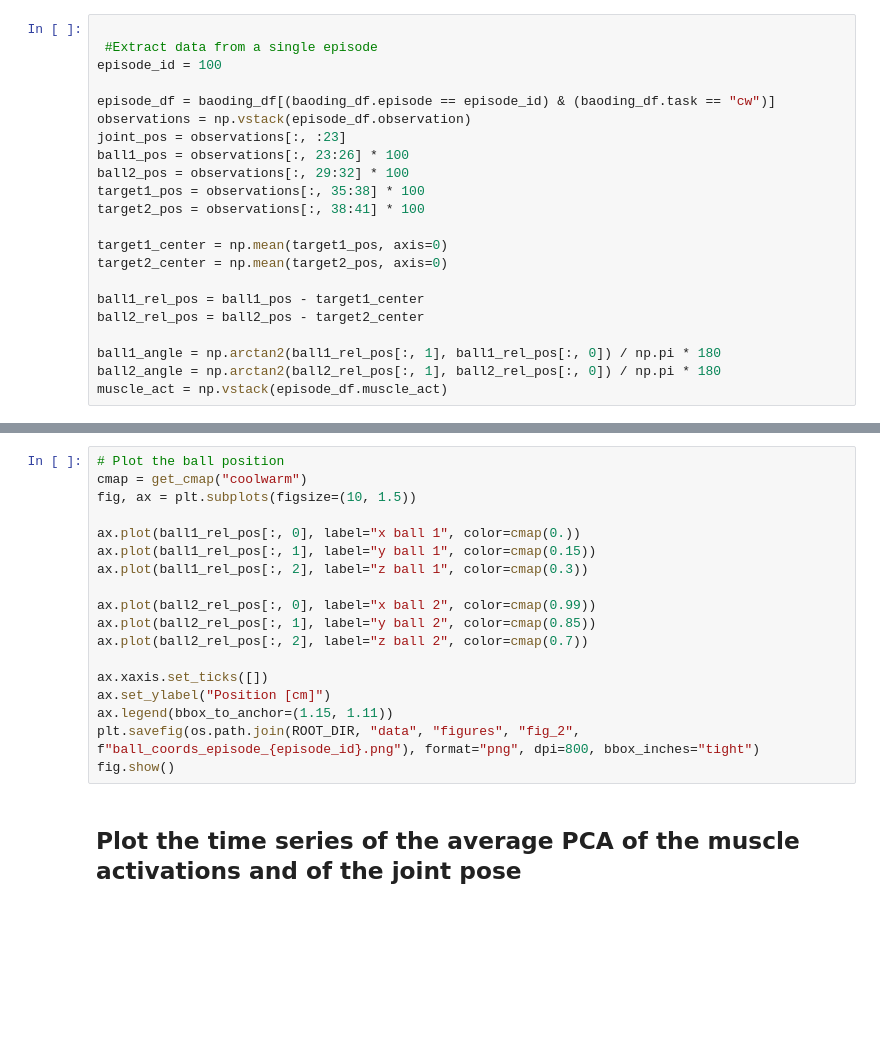
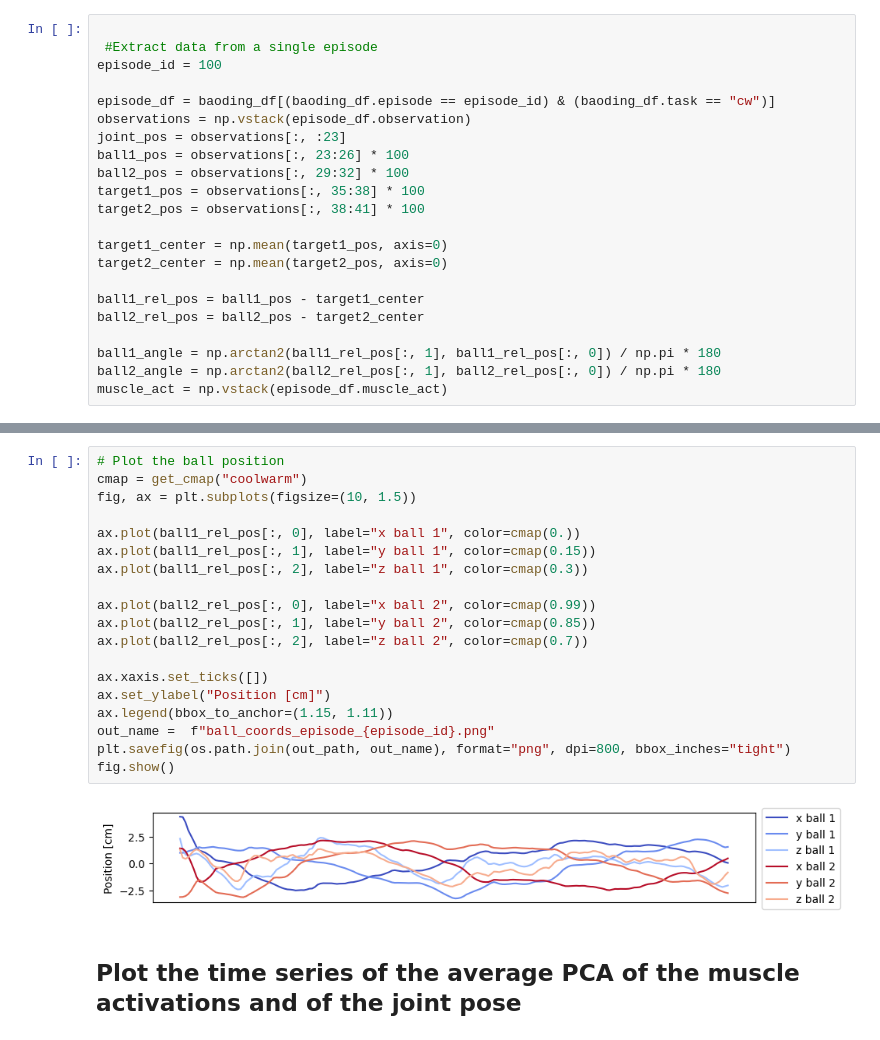
Before and after one commit to amathislab/MyoChallengeAnalysis, a Jupyter notebook: src/fig_2.ipynb, the cells around one changed output, grey strips where cells are left out. Drawn from its saved outputs; the diff is of its cells as text; blank space fills up the shorter version.

```diff
--- a/src/fig_2.ipynb
+++ b/src/fig_2.ipynb
@@ -70,21 +83,24 @@ fig.show()
 # %%
 # Plot the ball position
 cmap = get_cmap("coolwarm")
 fig, ax = plt.subplots(figsize=(10, 1.5))
 
 ax.plot(ball1_rel_pos[:, 0], label="x ball 1", color=cmap(0.))
 ax.plot(ball1_rel_pos[:, 1], label="y ball 1", color=cmap(0.15))
 ax.plot(ball1_rel_pos[:, 2], label="z ball 1", color=cmap(0.3))
 
 ax.plot(ball2_rel_pos[:, 0], label="x ball 2", color=cmap(0.99))
 ax.plot(ball2_rel_pos[:, 1], label="y ball 2", color=cmap(0.85))
 ax.plot(ball2_rel_pos[:, 2], label="z ball 2", color=cmap(0.7))
 
 ax.xaxis.set_ticks([])
 ax.set_ylabel("Position [cm]")
 ax.legend(bbox_to_anchor=(1.15, 1.11))
-plt.savefig(os.path.join(ROOT_DIR, "data", "figures", "fig_2", f"ball_coords_episode_{episode_id}.png"), format="png", dpi=800, bbox_inches="tight")
+out_name =  f"ball_coords_episode_{episode_id}.png"
+plt.savefig(os.path.join(out_path, out_name), format="png", dpi=800, bbox_inches="tight")
 fig.show()
+# %% [output]
+[figure, added]
 # %% [markdown]
 ## Plot the time series of the average PCA of the muscle activations and of the joint pose
 # %%
```
Also changed, not shown: parts of 7 cells of this notebook, 5 other files.
